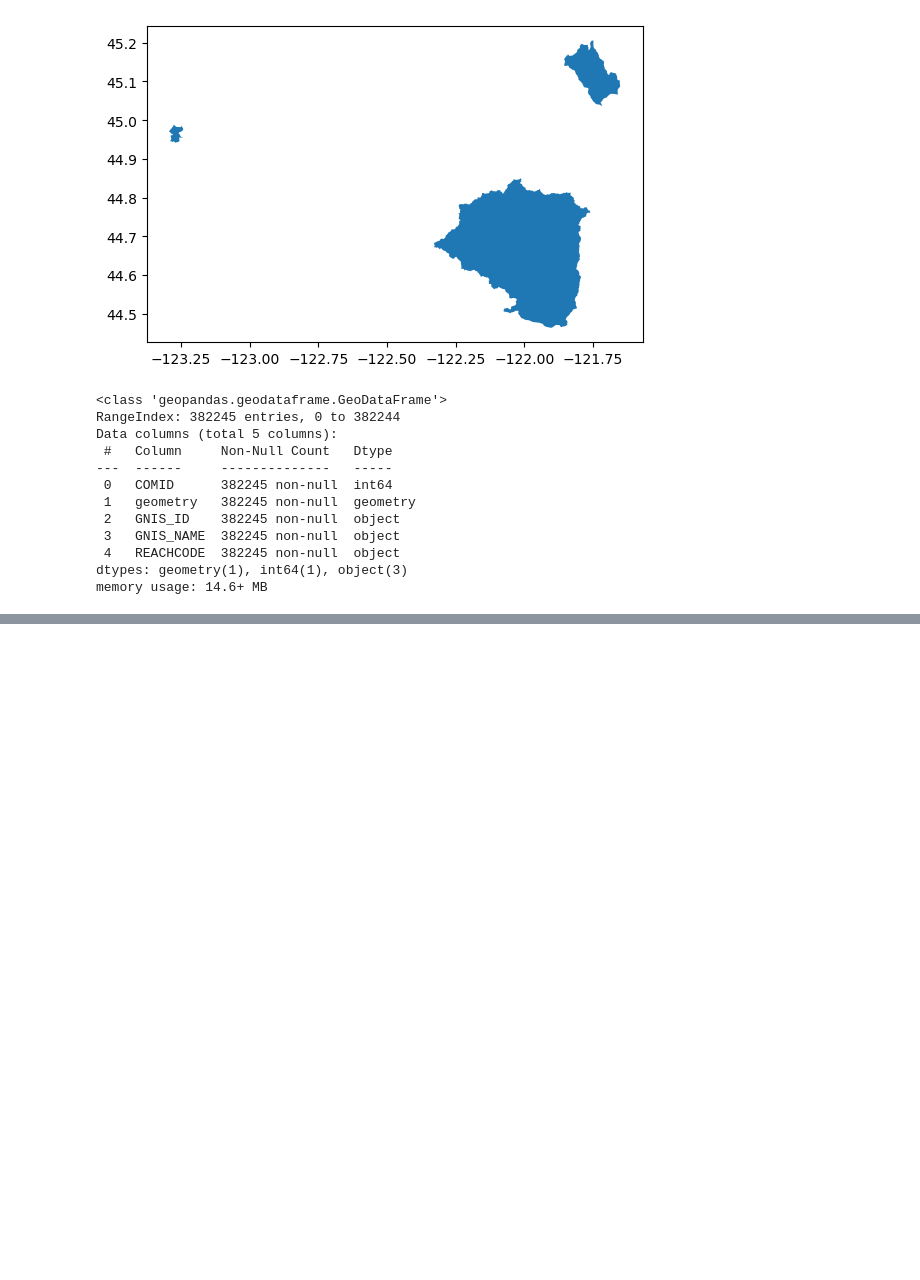
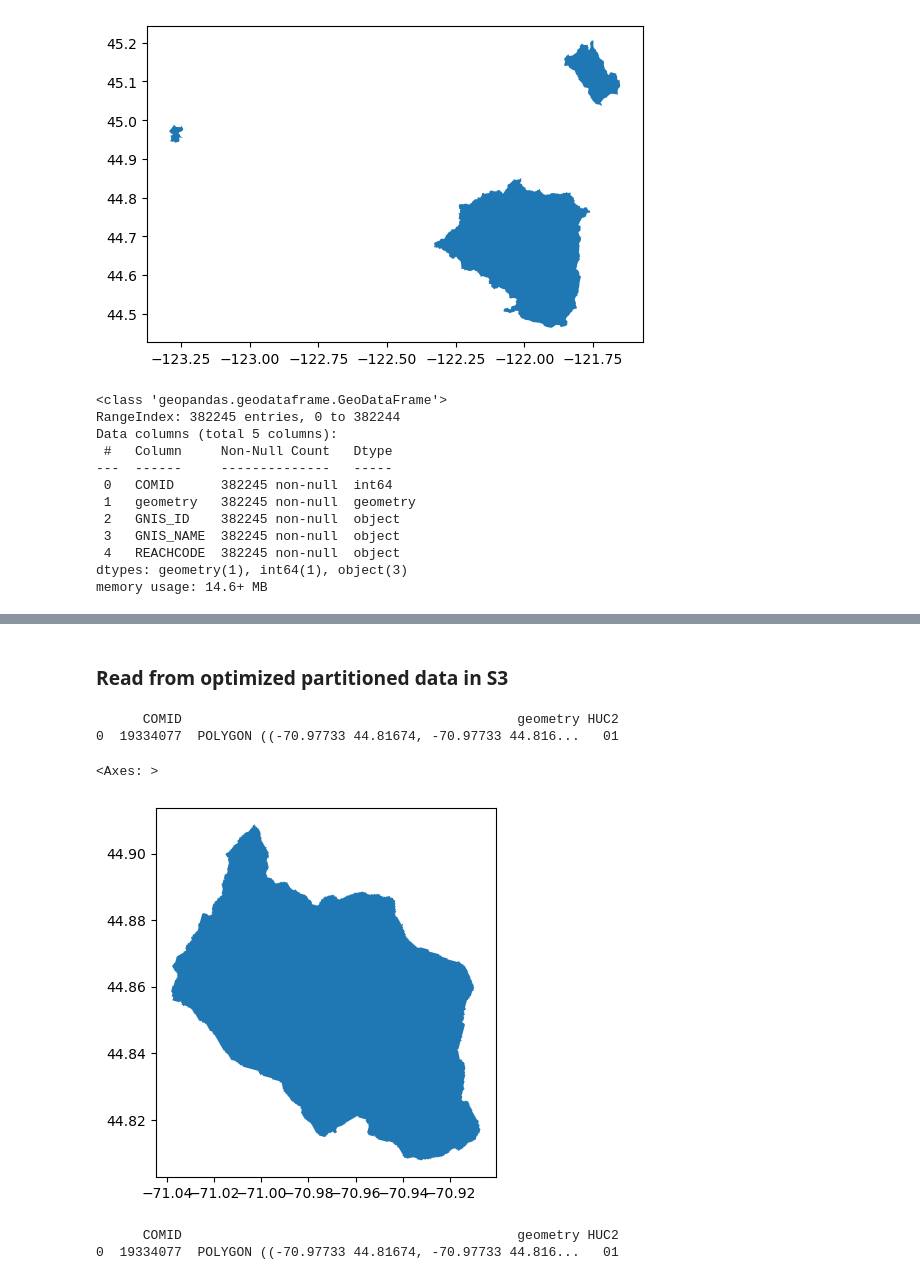
Before and after one commit to USEPA/LakeCat, a Jupyter notebook: LakeCatGeoParquet.ipynb, the cells around one changed output, grey strips where cells are left out. Drawn from its saved outputs; the diff is of its cells as text; code cells hidden in the pictures; blank space fills up the shorter version.

Commit message:
Examples in R and Python of getting lake watersheds from S3

```diff
--- a/LakeCatGeoParquet.ipynb
+++ b/LakeCatGeoParquet.ipynb
@@ -389,0 +548,27 @@ memory usage: 14.6+ MB
+# %%
+import pyarrow as pa
+import pyarrow.parquet as pq
+import geoparquet_io as gpio
+
+path = r'D:/LakeCatWatersheds/HUC2=01/01.parquet'
+
+# Build a target schema that is identical to the file schema, but with HUC2 forced to utf8
+pf = pq.ParquetFile(path, memory_map=False)
+src_schema = pf.schema_arrow
+fields = []
+for f in src_schema:
+    if f.name == 'HUC2':
+        fields.append(pa.field('HUC2', pa.string()))
+    else:
+        fields.append(f)
+target_schema = pa.schema(fields, metadata=src_schema.metadata)
+
+# Read with schema override; also disable dictionary for HUC2, single-threaded read for stability
+ds = gpio.read(
+    path,
+    schema=target_schema,
+    read_dictionary={'HUC2': False},
+    use_threads=False,
+    memory_map=False
+)
+ds.info()
@@ -389,0 +661,2 @@ memory usage: 14.6+ MB
+# %% [markdown]
+### Read from optimized partitioned data in S3
@@ -389,0 +835,28 @@ memory usage: 14.6+ MB
+# %%
+gdf = read_one_feature_s3_huc2_pa(
+    huc2='01',
+    id_col='COMID',
+    id_val=19334077,
+    extra_cols=['Name'],
+    anonymous=True  # set False if using your AWS credentials
+)
+print(gdf)
+# %% [output]
+      COMID                                           geometry HUC2
+0  19334077  POLYGON ((-70.97733 44.81674, -70.97733 44.816...   01
+# %%
+gdf.plot()
+# %% [output]
+<Axes: >
+[figure, added]
+# %%
+gdf = read_one_feature_s3_all_pa(
+    id_col='COMID',
+    id_val=19334077,
+    extra_cols=['Name'],
+    anonymous=True
+)
+print(gdf)
+# %% [output]
+      COMID                                           geometry HUC2
+0  19334077  POLYGON ((-70.97733 44.81674, -70.97733 44.816...   01
```
Also changed, not shown: parts of 14 cells of this notebook, 1 other file.
